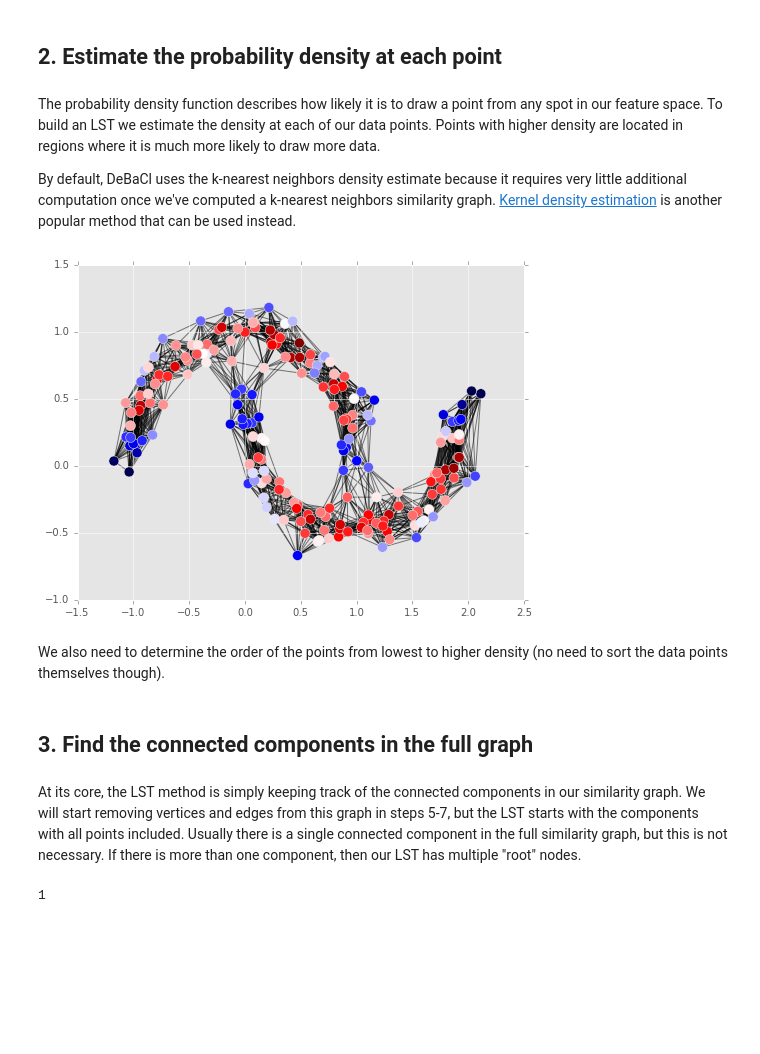
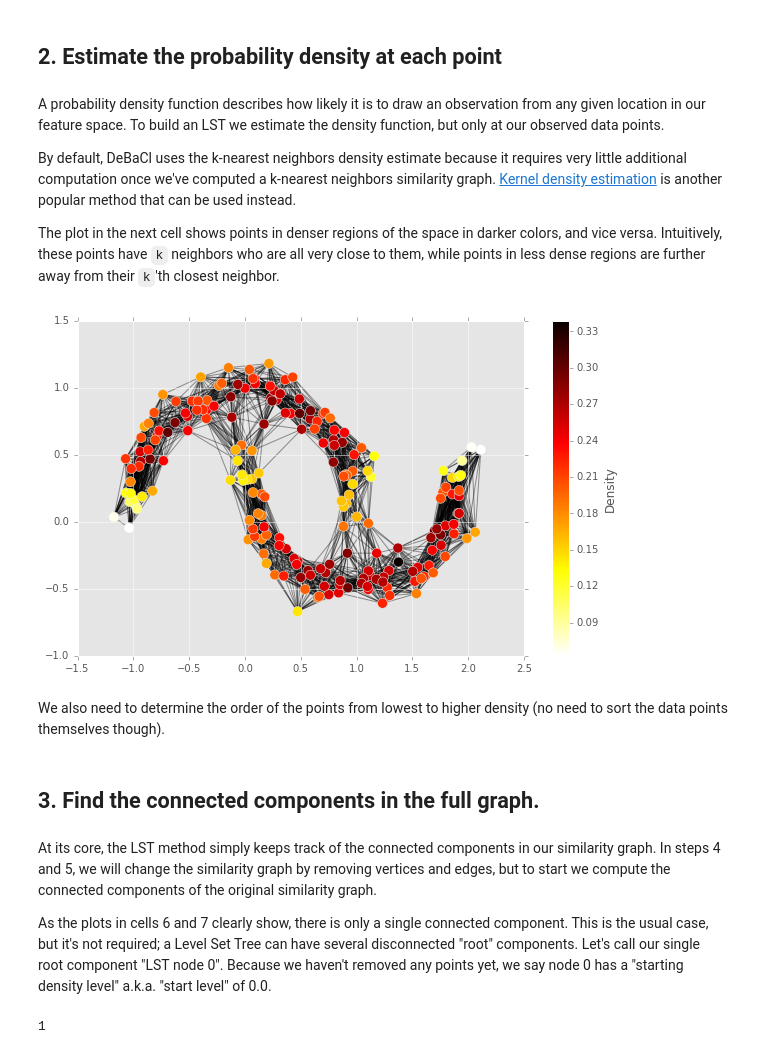
Before and after one commit to CoAxLab/DeBaCl, a Jupyter notebook: examples/what_are_level_set_trees.ipynb, the cells around one changed output. Cells and saved outputs as stored; diff of their text form; code cells hidden in the pictures; blank space fills up the shorter version.

```diff
--- a/examples/what_are_level_set_trees.ipynb
+++ b/examples/what_are_level_set_trees.ipynb
@@ -53,5 +55,5 @@ Here's what you get by running DeBaCl on this dataset. Without pruning any of th
 # %%
-k = 20  # number of neighbors for estimating connectivity
+k = 25  # number of neighbors for estimating connectivity and density
 
 tree = dcl.construct_tree(moons, k=k)
 tree
@@ -77,4 +77,6 @@ tree
 +----+-------------+-----------+------------+----------+------+--------+----------+
 # %%
 fig = tree.plot(form='density')[0]
+fig.set_size_inches(8, 6)
+fig.show()
 # %% [output]
@@ -94,7 +94,3 @@ adjacency_list, radii = dcl.utils.knn_graph(moons, k=k)
 
 similarity_graph = nx.from_dict_of_lists(
     {i: neighbors for i, neighbors in enumerate(adjacency_list)})
-# %%
-fig = plot_points(moons, c='black', s=100, alpha=1.0)
-fig = plot_edges(moons, similarity_graph, fig)
-fig.show()
@@ -102,0 +101,11 @@ fig.show()
+# %%
+def plot_edges(X, graph, fig):
+    ax = fig.gca()
+    for v1, v2 in graph.edges():
+        ax.plot((X[v1, 0], X[v2, 0]), (X[v1, 1], X[v2, 1]),
+                color='black', alpha=0.4, zorder=0)
+    return fig
+
+fig = plot_points(moons, c='black')
+fig = plot_edges(moons, similarity_graph, fig)
+fig.show()
@@ -103,17 +114,21 @@ fig.show()
 # %% [markdown]
 ## 2. Estimate the probability density at each point
 # %% [markdown]
-The probability density function describes how likely it is to draw a point from any spot in our feature space. To build an LST we estimate the density at each of our data points. Points with higher density are located in regions where it is much more likely to draw more data.
+A probability density function describes how likely it is to draw an observation from any given location in our feature space. To build an LST we estimate the density function, but only at our observed data points.
 
 By default, DeBaCl uses the k-nearest neighbors density estimate because it requires very little additional computation once we've computed a k-nearest neighbors similarity graph. [Kernel density estimation](https://en.wikipedia.org/wiki/Kernel_density_estimation) is another popular method that can be used instead.
+
+The plot in the next cell shows points in denser regions of the space in darker colors, and vice versa. Intuitively, these points have `k` neighbors who are all very close to them, while points in less dense regions are further away from their `k`'th closest neighbor.
 # %%
 density = dcl.utils.knn_density(radii, n, p=2, k=k)
+min_density = min(density)
+max_density = max(density)
 
-fig = plot_points(moons, c=density, s=100, alpha=1.0, cmap=plt.cm.seismic)
+fig = plot_points(moons, c=density, colorbar=True, vmin=min_density, vmax=max_density)
 fig = plot_edges(moons, similarity_graph, fig)
 fig.show()
 # %% [output]
-[figure, old version]
+[figure, new version]
 # %% [markdown]
 We also need to determine the order of the points from lowest to higher density (no need to sort the data points themselves though).
 # %%
@@ -121,9 +136,11 @@ import numpy as np
 
 filter_order = np.argsort(density)
 # %% [markdown]
-## 3. Find the connected components in the full graph
+## 3. Find the connected components in the full graph.
-# %% [markdown]
-At its core, the LST method is simply keeping track of the connected components in our similarity graph. We will start removing vertices and edges from this graph in steps 5-7, but the LST starts with the components with all points included. Usually there is a single connected component in the full similarity graph, but this is not necessary. If there is more than one component, then our LST has multiple "root" nodes.
+# %% [markdown]
+At its core, the LST method simply keeps track of the connected components in our similarity graph. In steps 4 and 5, we will change the similarity graph by removing vertices and edges, but to start we compute the connected components of the original similarity graph.
+
+As the plots in cells 6 and 7 clearly show, there is only a single connected component. This is the usual case, but it's not required; a Level Set Tree can have several disconnected "root" components. Let's call our single root component "LST node 0". Because we haven't removed any points yet, we say node 0 has a "starting density level" a.k.a. "start level" of 0.0.
 # %%
 cc0 = list(nx.connected_component_subgraphs(similarity_graph))
 print len(cc0)
```
Also changed, not shown: parts of 29 cells of this notebook.
